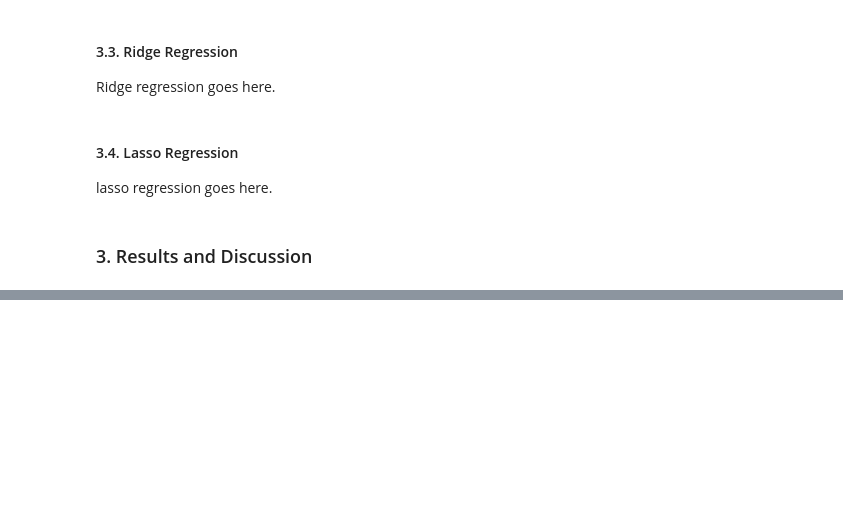
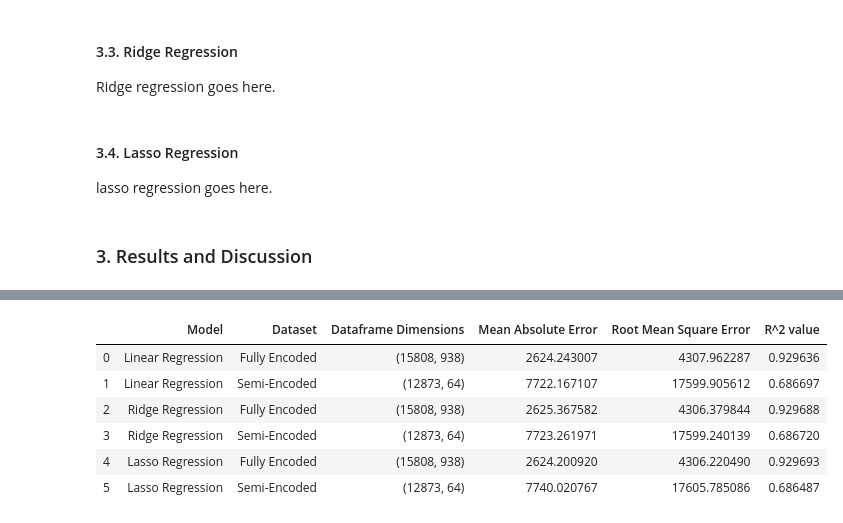
Before and after one commit to kingschultz21/seng474_project, a Jupyter notebook: report.ipynb, the cells around one changed output, grey strips where cells are left out. Saved outputs shown, nothing was run; the diff lists cells and outputs as text; code cells hidden in the pictures; blank space fills up the shorter version.

```diff
--- a/report.ipynb
+++ b/report.ipynb
@@ -66,3 +75,12 @@ for i in range(0, X_test.shape[0]):
+# %%
+#Model Fitting
+ridge = [Ridge(alpha = 0.01).fit(X_train[0], y_train[0]), Ridge(alpha = 0.01).fit(X_train[1], y_train[1])]
+#Prediction
+pred_ridge = [ridge[0].predict(X_test[0]), ridge[1].predict(X_test[1])]
+#Metrics
+mae_ridge = [mean_absolute_error(y_test[0], pred_ridge[0]), mean_absolute_error(y_test[1], pred_ridge[1])]
+rmse_ridge = [np.sqrt(mean_squared_error(y_test[0], pred_ridge[0])), np.sqrt(mean_squared_error(y_test[1], pred_ridge[1]))]
+r2_ridge = [r2_score(y_test[0], pred_ridge[0]), r2_score(y_test[1], pred_ridge[1])]
 # %% [markdown]
 #### 3.4. Lasso Regression
 lasso regression goes here.
@@ -79,2 +87,11 @@ for i in range(0, X_test.shape[0]):
+# %%
+#Model Fitting
+lasso = [Lasso(alpha=0.01).fit(X_train[0], y_train[0]), Lasso(alpha=0.01).fit(X_train[1], y_train[1])]
+#Prediction
+pred_lasso = [lasso[0].predict(X_test[0]), lasso[1].predict(X_test[1])]
+#Metrics
+mae_lasso = [mean_absolute_error(y_test[0], pred_lasso[0]), mean_absolute_error(y_test[1], pred_lasso[1])]
+rmse_lasso = [np.sqrt(mean_squared_error(y_test[0], pred_lasso[0])), np.sqrt(mean_squared_error(y_test[1], pred_lasso[1]))]
+r2_lasso = [r2_score(y_test[0], pred_lasso[0]), r2_score(y_test[1], pred_lasso[1])]
 # %% [markdown]
 ### 3. Results and Discussion
@@ -108,0 +105,16 @@ Hist test
+# %%
+data = [["Linear Regression", "Fully Encoded", data_fe.shape, mae_lin[0], rmse_lin[0], r2_lin[0]],
+        ["Linear Regression", "Semi-Encoded", data_se.shape, mae_lin[1], rmse_lin[1], r2_lin[1]],                                                                                        ["Ridge Regression", "Fully Encoded", data_fe.shape, mae_ridge[0], rmse_ridge[0], r2_ridge[0]],
+        ["Ridge Regression", "Semi-Encoded", data_se.shape, mae_ridge[1], rmse_ridge[1], r2_ridge[1]],
+        ["Lasso Regression", "Fully Encoded", data_fe.shape, mae_lasso[0], rmse_lasso[0], r2_lasso[0]],
+        ["Lasso Regression", "Semi-Encoded", data_se.shape, mae_lasso[1], rmse_lasso[1], r2_lasso[1]]]
+columns = ["Model", "Dataset", "Dataframe Dimensions", "Mean Absolute Error", "Root Mean Square Error", "R^2 value"]
+pd.DataFrame(data, columns=columns)
+# %% [output]
+|  | Model | Dataset | Dataframe Dimensions | Mean Absolute Error | Root Mean Square Error | R^2 value |
+| 0 | Linear Regression | Fully Encoded | (15808, 938) | 2624.243007 | 4307.962287 | 0.929636 |
+| 1 | Linear Regression | Semi-Encoded | (12873, 64) | 7722.167107 | 17599.905612 | 0.686697 |
+| 2 | Ridge Regression | Fully Encoded | (15808, 938) | 2625.367582 | 4306.379844 | 0.929688 |
+| 3 | Ridge Regression | Semi-Encoded | (12873, 64) | 7723.261971 | 17599.240139 | 0.686720 |
+| 4 | Lasso Regression | Fully Encoded | (15808, 938) | 2624.200920 | 4306.220490 | 0.929693 |
+| 5 | Lasso Regression | Semi-Encoded | (12873, 64) | 7740.020767 | 17605.785086 | 0.686487 |
```
Also changed, not shown: parts of 14 cells of this notebook, 9 other files.
